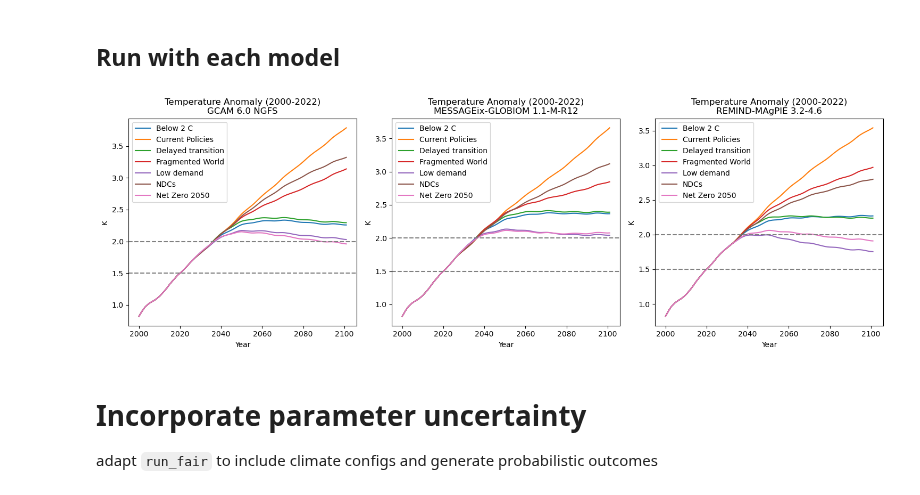
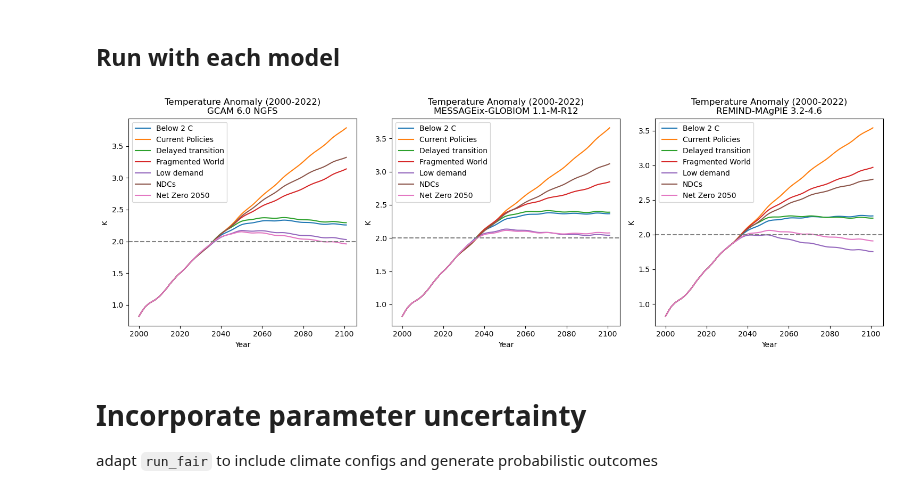
Before and after one commit to ericasimon16/woodwell_internship, a Jupyter notebook: FaIR_harmonized.ipynb, the cells around one changed output. Drawn from its saved outputs; the diff is of its cells as text; code cells hidden in the pictures.

```diff
--- a/FaIR_harmonized.ipynb
+++ b/FaIR_harmonized.ipynb
@@ -133,23 +133,22 @@ iam_names = {f_GCAM:'GCAM 6.0 NGFS',
 # %%
 fig, axs = plt.subplots(1, 3, figsize=(15, 5))
 
 for i, f in enumerate(iam_names):
     ax = axs[i]
 
     for scen in f.scenarios:
         ax.plot(f.timebounds[250:], f.temperature.loc[dict(scenario=scen, layer=0)][250:], label=scen)
     ax.set_xlabel('Year')
     ax.set_ylabel('K')
     ax.set_title('Temperature Anomaly (2000-2022)\n' + iam_names[f])
     ax.legend()
-    ax.axhline(1.5, color='grey', linestyle='--')
     ax.axhline(2, color='grey', linestyle='--')
 
 
 fig.tight_layout()
 fig.show()
 # %% [output]
-[figure, old version]
+[figure, new version]
 # %% [markdown]
 # Incorporate parameter uncertainty
 adapt `run_fair` to include climate configs and generate probabilistic outcomes
```
Also changed, not shown: parts of 3 cells of this notebook, 1 other file.
